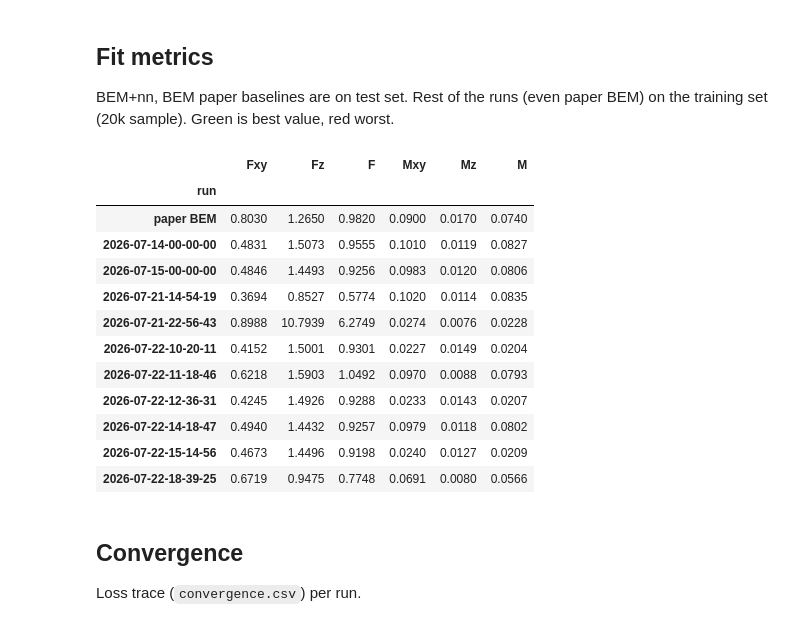
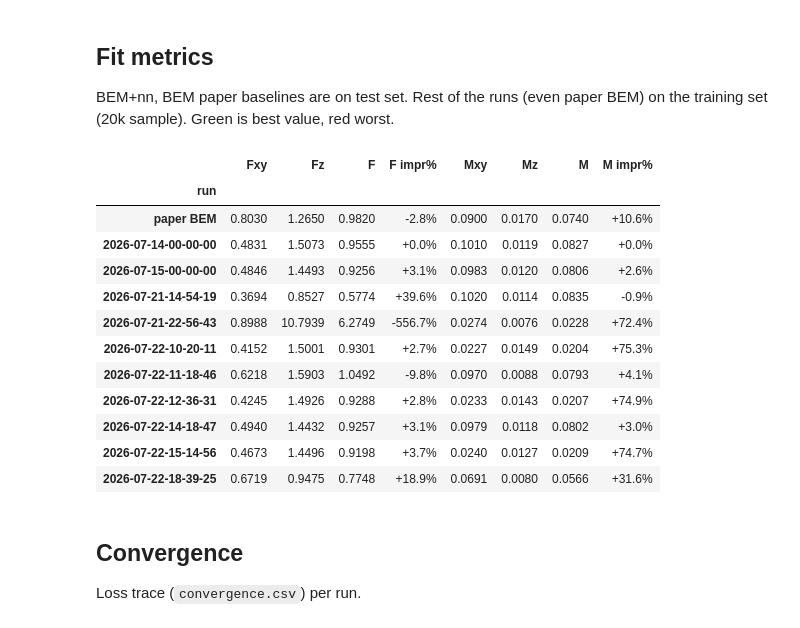
Before and after one commit to andyska09/mrs-BEM, a Jupyter notebook: NeuroBEM/CMAES-results-analysis/results_analysis.ipynb, the cells around one changed output. Saved outputs shown, nothing was run; the diff lists cells and outputs as text; code cells hidden in the pictures.

Commit message:
better readability table

```diff
--- a/NeuroBEM/CMAES-results-analysis/results_analysis.ipynb
+++ b/NeuroBEM/CMAES-results-analysis/results_analysis.ipynb
@@ -60,13 +60,20 @@ From `2026-07-22-12-36-31` onward, new loss function - normalized by baseline MS
 AGI = flatten_yaml(Path.cwd() / "CMAES-results-analysis/agi_coeffs.yaml") \
     if (Path.cwd() / "CMAES-results-analysis").exists() else flatten_yaml(Path.cwd() / "agi_coeffs.yaml")
 
-rows = {"agi": {"objective": "—", "freed": "", **AGI}}
+rows = {"agi": {"objective": "—", **AGI}}
 for ts, r in RUNS.items():
-    rows[ts] = {"objective": r["objective"], "freed": ", ".join(r["freed"]), **r["coeffs"]}
+    rows[ts] = {"objective": r["objective"], **r["coeffs"]}
 
-coeff_df = pd.DataFrame(rows).T[["objective", "freed", *DEFAULTS]]
+coeff_df = pd.DataFrame(rows).T[["objective", *DEFAULTS]]
 for c in DEFAULTS:
     coeff_df[c] = coeff_df[c].astype(float)
+
+LOSS_CHANGE = "2026-07-22-12-36-31"  # first run with the normalized loss
+
+
+def hl_loss_change(row):
+    b = "border-top: 3px solid #d55e00" if row.name == LOSS_CHANGE else ""
+    return [b] * len(row)
 
 
 def hl_freed(df):
@@ -84,6 +91,7 @@ header_styles = {c: [{"selector": "th", "props": "outline: 2px solid #2e7d32; ou
 
 coeff_df.style \
     .apply(hl_freed, axis=None) \
+    .apply(hl_loss_change, axis=1) \
     .set_table_styles(header_styles, axis=0, overwrite=False) \
     .format({c: "{:g}" for c in DEFAULTS})
 # %% [output]
@@ -106,37 +114,68 @@ BEM+nn, BEM paper baselines are on test set. Rest of the runs (even paper BEM) o
 # %%
 BASELINE = pd.DataFrame({
     # paper Table II (unseen test set):
     "paper BEM":    {"Fxy": 0.803, "Fz": 1.265, "F": 0.982, "Mxy": 0.090, "Mz": 0.017, "M": 0.074},
     # "paper BEM+NN": {"Fxy": 0.204, "Fz": 0.504, "F": 0.335, "Mxy": 0.014, "Mz": 0.004, "M": 0.012},
 }).T
 
 metrics_df = pd.DataFrame({ts: r["metrics"] for ts, r in RUNS.items()}).T
 metrics_df = pd.concat([BASELINE, metrics_df])[["Fxy", "Fz", "F", "Mxy", "Mz", "M"]]
 metrics_df.index.name = "run"
 
+BASE = "2026-07-14-00-00-00"  # freed nothing -> the baseline run
+metrics_df["F impr%"] = (metrics_df.loc[BASE, "F"] - metrics_df["F"]) / metrics_df.loc[BASE, "F"] * 100
+metrics_df["M impr%"] = (metrics_df.loc[BASE, "M"] - metrics_df["M"]) / metrics_df.loc[BASE, "M"] * 100
+metrics_df = metrics_df[["Fxy", "Fz", "F", "F impr%", "Mxy", "Mz", "M", "M impr%"]]
+
+GREEN = "#2e7d32"
+
 
 def hl_best_worst(col):
     s = pd.Series("", index=col.index)
     s[col.idxmin()] = "background-color: #2e7d32; color: white"
     s[col.idxmax()] = "background-color: #c62828; color: white"
     return s
 
 
-metrics_df.style.apply(hl_best_worst, subset=["F", "M"]).format("{:.4f}")
+def color_impr(col):
+    return ["color: #2e7d32" if v > 0 else "color: #c62828" if v < 0 else "" for v in col]
+
+
+def box_fm(df):  # left/right on every cell + bottom on last row -> one box per column
+    styles = pd.DataFrame("", index=df.index, columns=df.columns)
+    for c in ["F", "M"]:
+        styles[c] = f"border-left: 2px solid {GREEN}; border-right: 2px solid {GREEN};"
+        styles.loc[df.index[-1], c] += f" border-bottom: 2px solid {GREEN};"
+    return styles
+
+
+table_styles = [{"selector": "", "props": "border-collapse: collapse;"}]
+for c in ["F", "M"]:  # close the top of the box on the header
+    table_styles.append({"selector": f"th.col_heading.level0.col{metrics_df.columns.get_loc(c)}",
+                         "props": f"border-top: 2px solid {GREEN}; border-left: 2px solid {GREEN}; border-right: 2px solid {GREEN};"})
+
+metrics_df.style \
+    .apply(hl_best_worst, subset=["F", "M"]) \
+    .apply(color_impr, subset=["F impr%", "M impr%"]) \
+    .apply(hl_loss_change, axis=1) \
+    .apply(box_fm, axis=None) \
+    .set_table_styles(table_styles, overwrite=False) \
+    .format({"Fxy": "{:.4f}", "Fz": "{:.4f}", "F": "{:.4f}", "Mxy": "{:.4f}",
+             "Mz": "{:.4f}", "M": "{:.4f}", "F impr%": "{:+.1f}%", "M impr%": "{:+.1f}%"})
 # %% [output]
-|  | Fxy | Fz | F | Mxy | Mz | M |
-| run |  |  |  |  |  |  |
-| paper BEM | 0.8030 | 1.2650 | 0.9820 | 0.0900 | 0.0170 | 0.0740 |
-| 2026-07-14-00-00-00 | 0.4831 | 1.5073 | 0.9555 | 0.1010 | 0.0119 | 0.0827 |
-| 2026-07-15-00-00-00 | 0.4846 | 1.4493 | 0.9256 | 0.0983 | 0.0120 | 0.0806 |
-| 2026-07-21-14-54-19 | 0.3694 | 0.8527 | 0.5774 | 0.1020 | 0.0114 | 0.0835 |
-| 2026-07-21-22-56-43 | 0.8988 | 10.7939 | 6.2749 | 0.0274 | 0.0076 | 0.0228 |
-| 2026-07-22-10-20-11 | 0.4152 | 1.5001 | 0.9301 | 0.0227 | 0.0149 | 0.0204 |
-| 2026-07-22-11-18-46 | 0.6218 | 1.5903 | 1.0492 | 0.0970 | 0.0088 | 0.0793 |
-| 2026-07-22-12-36-31 | 0.4245 | 1.4926 | 0.9288 | 0.0233 | 0.0143 | 0.0207 |
-| 2026-07-22-14-18-47 | 0.4940 | 1.4432 | 0.9257 | 0.0979 | 0.0118 | 0.0802 |
-| 2026-07-22-15-14-56 | 0.4673 | 1.4496 | 0.9198 | 0.0240 | 0.0127 | 0.0209 |
-| 2026-07-22-18-39-25 | 0.6719 | 0.9475 | 0.7748 | 0.0691 | 0.0080 | 0.0566 |
+|  | Fxy | Fz | F | F impr% | Mxy | Mz | M | M impr% |
+| run |  |  |  |  |  |  |  |  |
+| paper BEM | 0.8030 | 1.2650 | 0.9820 | -2.8% | 0.0900 | 0.0170 | 0.0740 | +10.6% |
+| 2026-07-14-00-00-00 | 0.4831 | 1.5073 | 0.9555 | +0.0% | 0.1010 | 0.0119 | 0.0827 | +0.0% |
+| 2026-07-15-00-00-00 | 0.4846 | 1.4493 | 0.9256 | +3.1% | 0.0983 | 0.0120 | 0.0806 | +2.6% |
+| 2026-07-21-14-54-19 | 0.3694 | 0.8527 | 0.5774 | +39.6% | 0.1020 | 0.0114 | 0.0835 | -0.9% |
+| 2026-07-21-22-56-43 | 0.8988 | 10.7939 | 6.2749 | -556.7% | 0.0274 | 0.0076 | 0.0228 | +72.4% |
+| 2026-07-22-10-20-11 | 0.4152 | 1.5001 | 0.9301 | +2.7% | 0.0227 | 0.0149 | 0.0204 | +75.3% |
+| 2026-07-22-11-18-46 | 0.6218 | 1.5903 | 1.0492 | -9.8% | 0.0970 | 0.0088 | 0.0793 | +4.1% |
+| 2026-07-22-12-36-31 | 0.4245 | 1.4926 | 0.9288 | +2.8% | 0.0233 | 0.0143 | 0.0207 | +74.9% |
+| 2026-07-22-14-18-47 | 0.4940 | 1.4432 | 0.9257 | +3.1% | 0.0979 | 0.0118 | 0.0802 | +3.0% |
+| 2026-07-22-15-14-56 | 0.4673 | 1.4496 | 0.9198 | +3.7% | 0.0240 | 0.0127 | 0.0209 | +74.7% |
+| 2026-07-22-18-39-25 | 0.6719 | 0.9475 | 0.7748 | +18.9% | 0.0691 | 0.0080 | 0.0566 | +31.6% |
 # %% [markdown]
 ## Convergence
 
```
Also changed, not shown: parts of 1 cell of this notebook, 2 other files.
